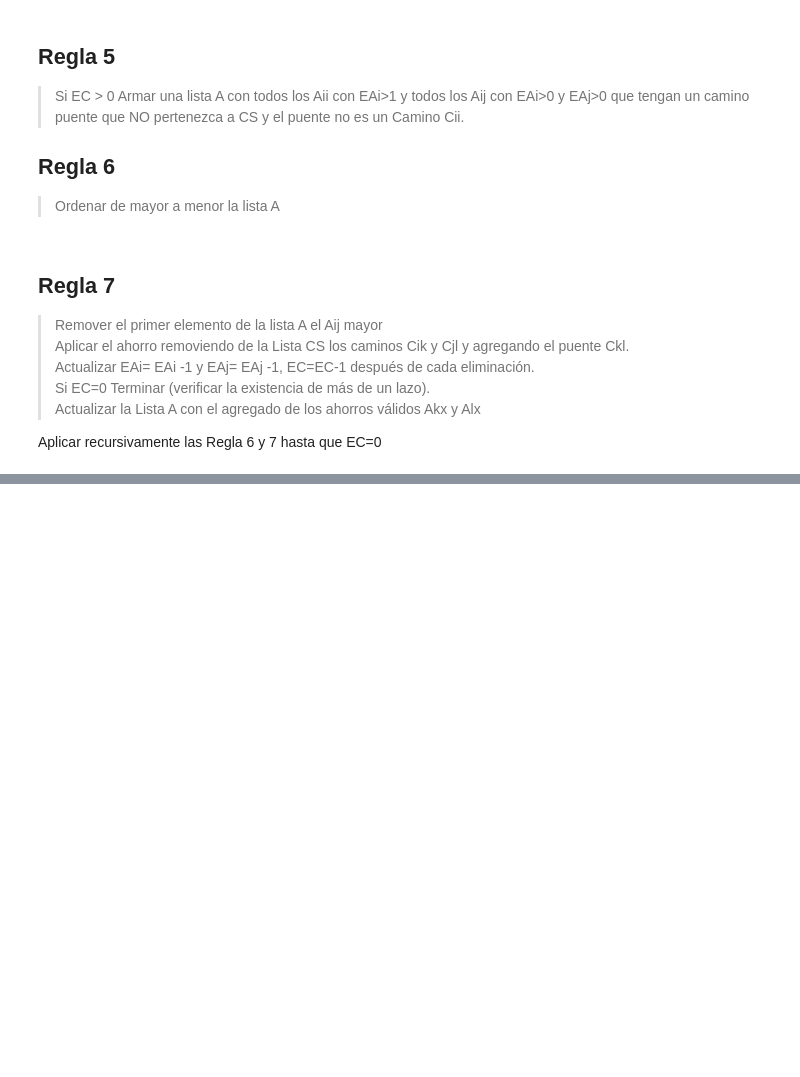
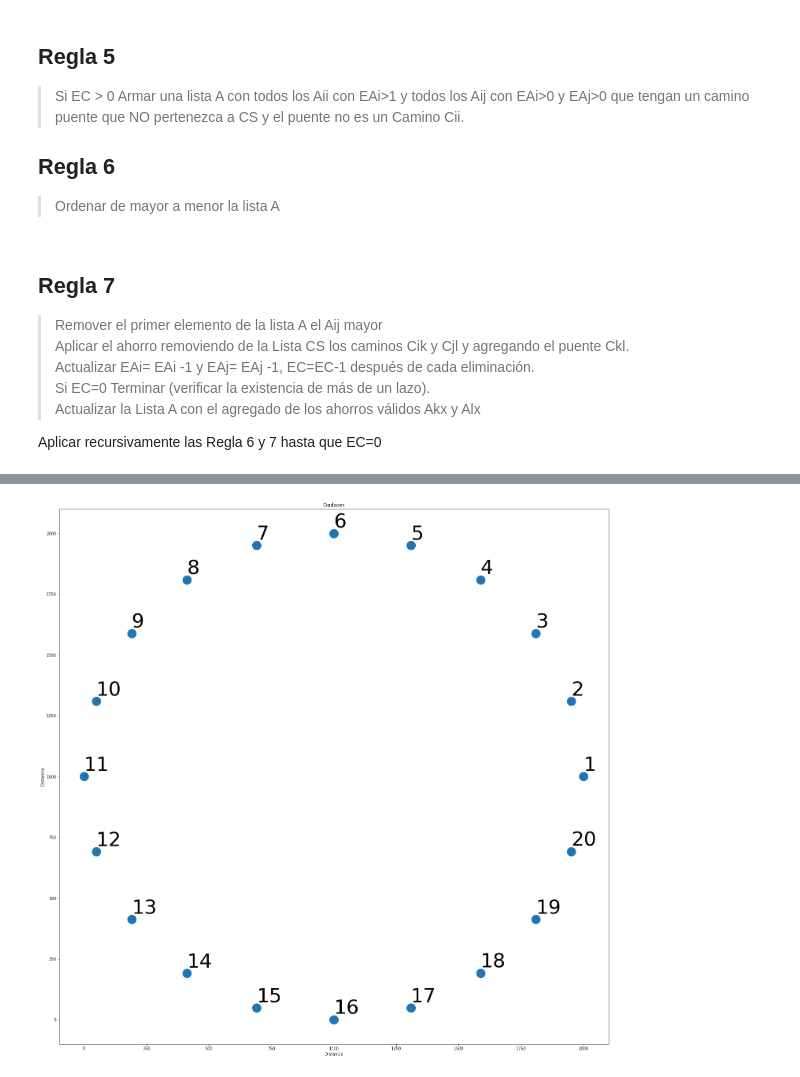
Before and after one commit to axelgomez/intro-ia, a Jupyter notebook: tp_final.ipynb, the cells around one changed output, grey strips where cells are left out. Cells and saved outputs as stored; diff of their text form; code cells hidden in the pictures; blank space fills up the shorter version.

```diff
--- a/tp_final.ipynb
+++ b/tp_final.ipynb
@@ -1235,0 +1359,74 @@ for a in ciudades_a_armar:
+# %%
+## crear ciudades equidistantes dentro de una circunferencia
+import numpy as np
+import matplotlib.pyplot as plt
+import math
+import io
+from adjustText import adjust_text
+from scipy import interpolate
+
+#print(math.sin(math.pi))
+
+#ciudades_a_armar= [5,10,15,20,30,50,80,100,150,200,500,750,1000,1500,2000]
+
+##ciudades_a_armar= [250,260,270,280,290,300,310,320,330,340,350,360,370,380,390,400,410,420,430,440,450,460,470,480,490,500]
+ciudades_a_armar=[20]
+RADIO_CIRC = 1000
+LETRAS_GRANDES = True
+
+primera_ciudad = True
+for a in ciudades_a_armar:
+    cant_ciudades = a
+    fi = np.array([(2*np.pi/cant_ciudades)*b for b in range(cant_ciudades)])
+
+    #np.random.seed(a)
+    #fi = np.random.uniform(0,2*np.pi, cant_ciudades)
+    radio = np.array([RADIO_CIRC for a in range(cant_ciudades)])
+
+    ciudades_x = RADIO_CIRC + radio * np.cos(fi)
+    ciudades_y = RADIO_CIRC + radio * np.sin(fi)
+    ciudades = np.array([c+1 for c in range(a)])
+
+    """with open("ALL_TSP/euc2d/iia_fijo{}.tsp".format(a), 'w') as f:
+        f.write("NAME : iia{}\n".format(a))
+        f.write("COMMENT : {} ciudades en circunferencia radio {}\n".format(a, RADIO_CIRC))
+        f.write("TYPE : TSP\n")
+        f.write("DIMENSION: {}\n".format(a))
+        f.write("EDGE_WEIGHT_TYPE : EUC_2D\n")
+        f.write("NODE_COORD_SECTION\n")
+        ciudad = 1
+        for x,y in zip(ciudades_x,ciudades_y):
+            f.write("{} {} {}\n".format(ciudad,x,y))
+            ciudad += 1
+        f.write("EOF\n")
+        f.close()"""
+
+    plt.figure(figsize=(25,25))
+
+    if LETRAS_GRANDES == True:
+        plt.scatter(ciudades_x,ciudades_y, s=500)
+        texts = []
+        for x, y, s in zip(ciudades_x, ciudades_y, ciudades):
+            texts.append(plt.text(x, y, s, size=50))
+        adjust_text(texts, only_move={'points':'y', 'texts':'y'}, arrowprops=dict(arrowstyle="->", color='r', lw=0.5))
+    else:
+        plt.scatter(ciudades_x,ciudades_y, s=50)
+        b=0
+        for xy in zip(ciudades_x, ciudades_y):
+            b += 1
+            plt.annotate("{}".format(b), xy=xy, fontsize=10)
+
+    plt.xlabel("Distancia")
+    plt.ylabel("Distancia")
+    plt.title("Ciudades")
+
+    if (primera_ciudad):
+        plt.show()
+        #pass
+
+    #plt.savefig("ALL_TSP/euc2d/iia_fijo{}.png".format(a))
+    #plt.close()
+
+    #p1 = plt.plot(ciudades_x,ciudades_y,color="black", alpha=0.5)
+# %% [output]
+[figure, added]
```
Also changed, not shown: parts of 13 cells of this notebook, 38 other files.
